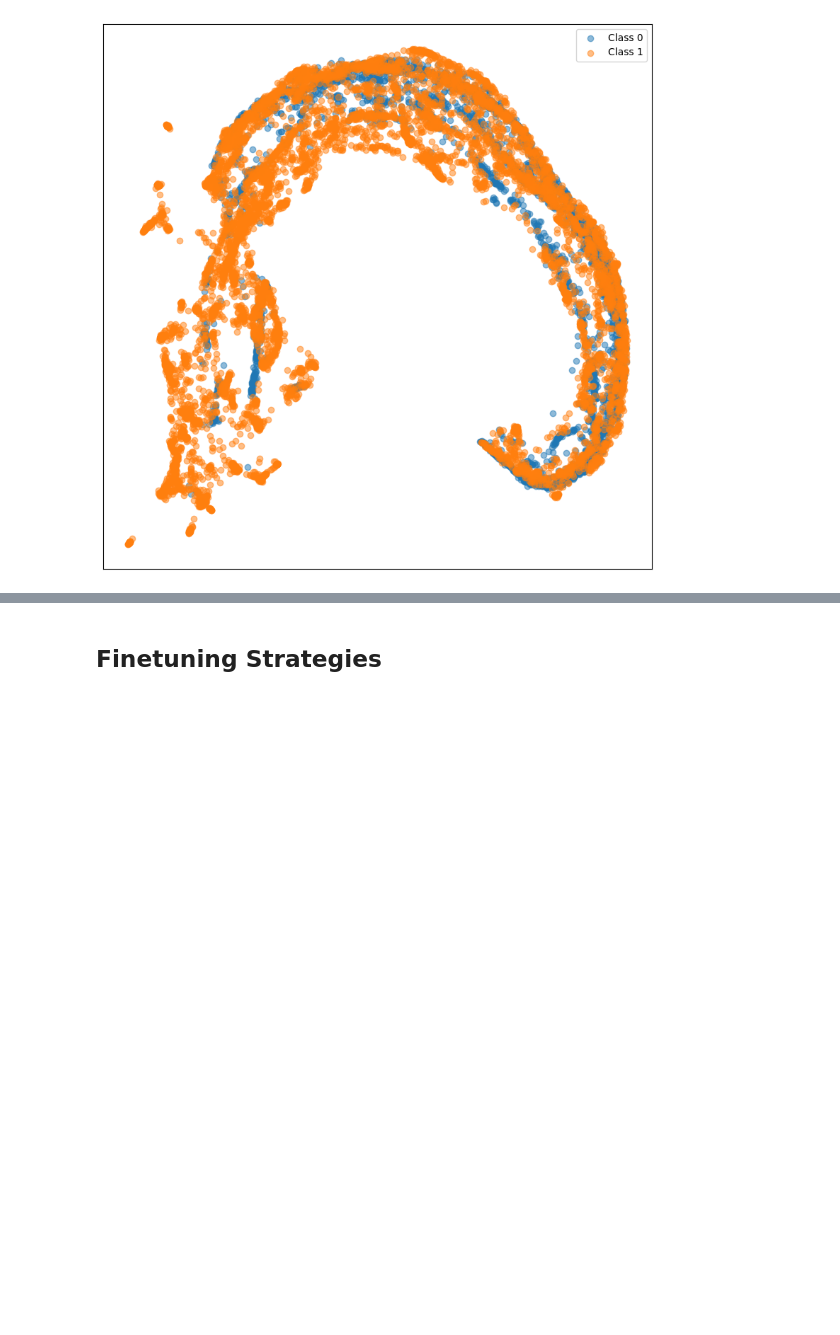
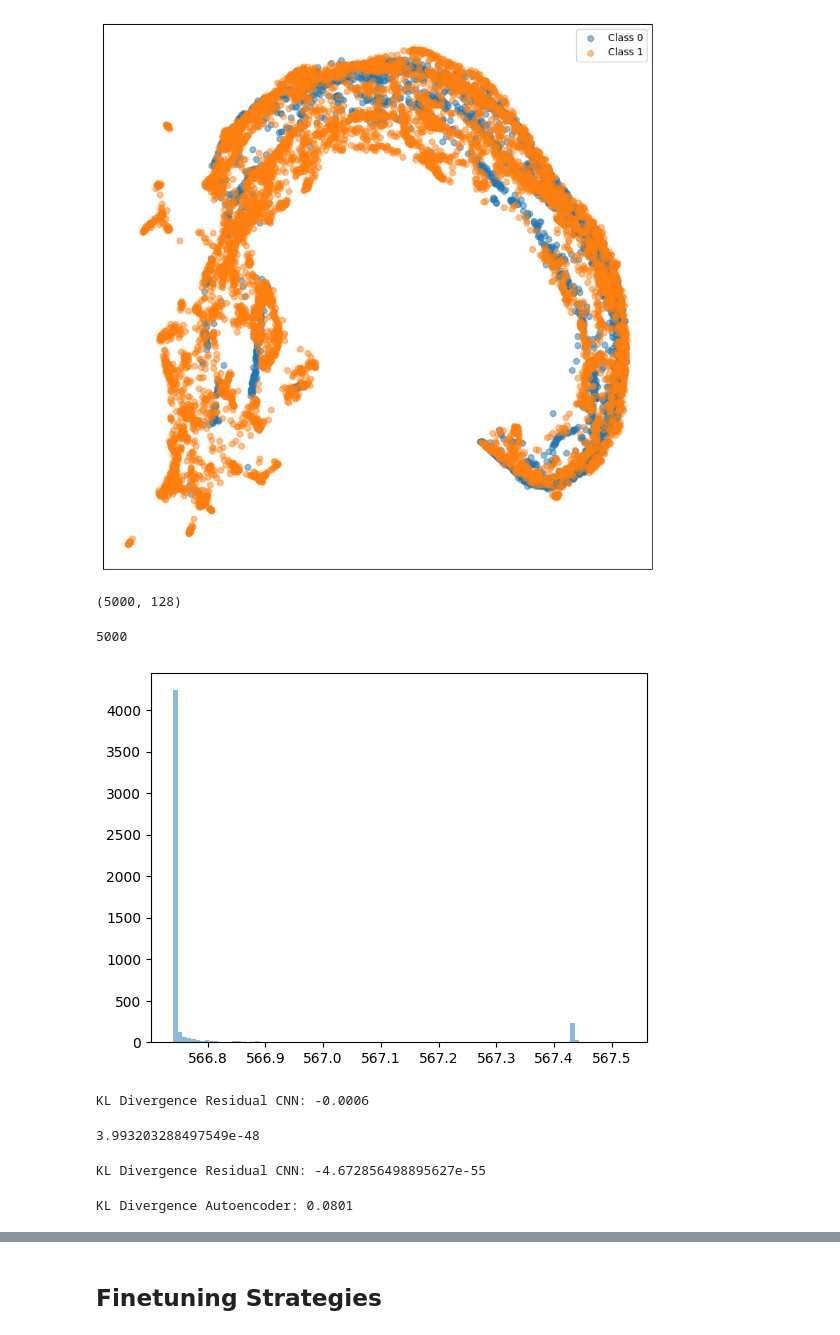
Before and after one commit to jlohunecke/ML4HC_project2, a Jupyter notebook: proj2_pt2.ipynb, the cells around one changed output, grey strips where cells are left out. Cells and saved outputs as stored; diff of their text form; code cells hidden in the pictures; blank space fills up the shorter version.

Commit message:
readme and some KL divergence implementation for comparison of data

```diff
--- a/proj2_pt2.ipynb
+++ b/proj2_pt2.ipynb
@@ -659,3 +663,47 @@ X_train_umap = umap_model.fit_transform(X_train_encoder_ptb)
 visualize_umap(X_train_umap, y_train_encoder_ptb)
 # %% [output]
 [figure]
+# %%
+random_samples = np.random.choice(X_train_res_cnn_mit.shape[0], 5000)
+X_train_res_cnn_mit_samples = X_train_res_cnn_mit[random_samples]
+# %%
+from scipy.stats import gaussian_kde, entropy
+
+kde_res_cnn_mit = gaussian_kde(X_train_res_cnn_mit_samples.T)
+kde_res_cnn_ptb = gaussian_kde(X_train_res_cnn_ptb.T)
+
+# kde_autoencoder_mit = gaussian_kde(X_train_encoder_mit)
+# kde_autoencoder_ptb = gaussian_kde(X_train_encoder_ptb)
+# %%
+X_train_res_cnn_mit_samples.shape
+# %% [output]
+(5000, 128)
+# %%
+len(log_p_res_cnn)
+# %% [output]
+5000
+# %%
+log_p_res_cnn = kde_res_cnn_mit.logpdf(X_train_res_cnn_mit_samples.T)
+log_q_res_cnn = kde_res_cnn_ptb.logpdf(X_train_res_cnn_mit_samples.T)
+# %%
+# histogram of log_p_res_cnn
+plt.hist(log_p_res_cnn, bins=100, alpha=0.5, label='ResCNN MIT')
+plt.show()
+# %% [output]
+[figure, added]
+# %%
+p = kde_res_cnn_mit.score_samples(X_train_res_cnn_mit_samples)
+q = kde_res_cnn_ptb.score_samples(X_train_res_cnn_mit_samples)
+# %% [output]
+KL Divergence Residual CNN: -0.0006
+# %%
+np.sum(np.exp(p))
+# %% [output]
+3.993203288497549e-48
+# %%
+# calculate kl divergence
+kl_divergence_res_cnn = np.mean(np.exp(p)*(p - q))
+
+print(f'KL Divergence Residual CNN: {kl_divergence_res_cnn}')
+# %% [output]
+KL Divergence Residual CNN: -4.672856498895627e-55
@@ -661,0 +712,9 @@ visualize_umap(X_train_umap, y_train_encoder_ptb)
+# %%
+p = kde_autoencoder_mit.score_samples(X_train_encoder_mit_samples)
+q = kde_autoencoder_ptb.score_samples(X_train_encoder_mit_samples)
+
+kl_divergence_autoencoder = np.mean(p - q)
+
+print(f'KL Divergence Autoencoder: {kl_divergence_autoencoder:.4f}')
+# %% [output]
+KL Divergence Autoencoder: 0.0801
```
Also changed, not shown: parts of 6 cells of this notebook, 1 other file.
